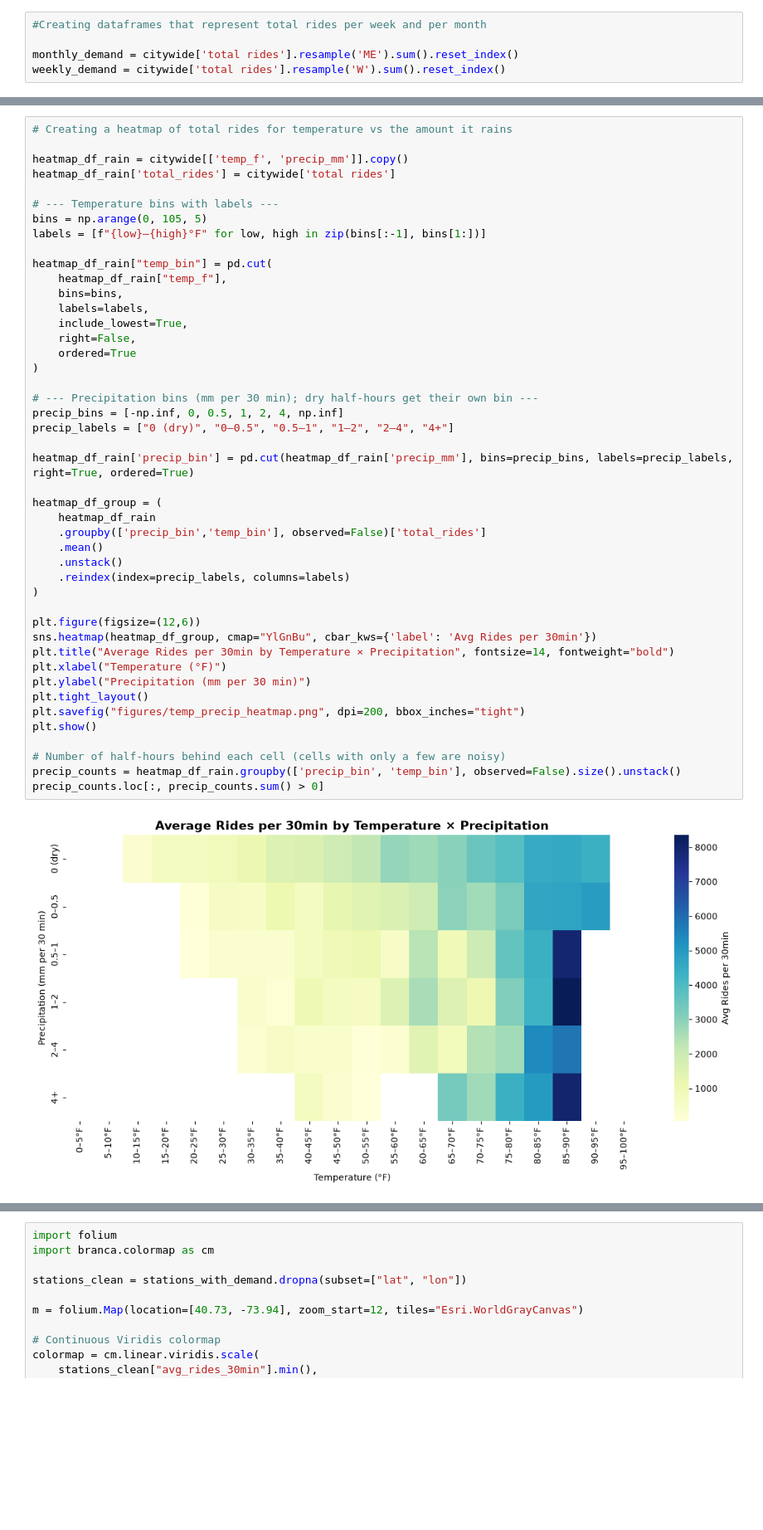
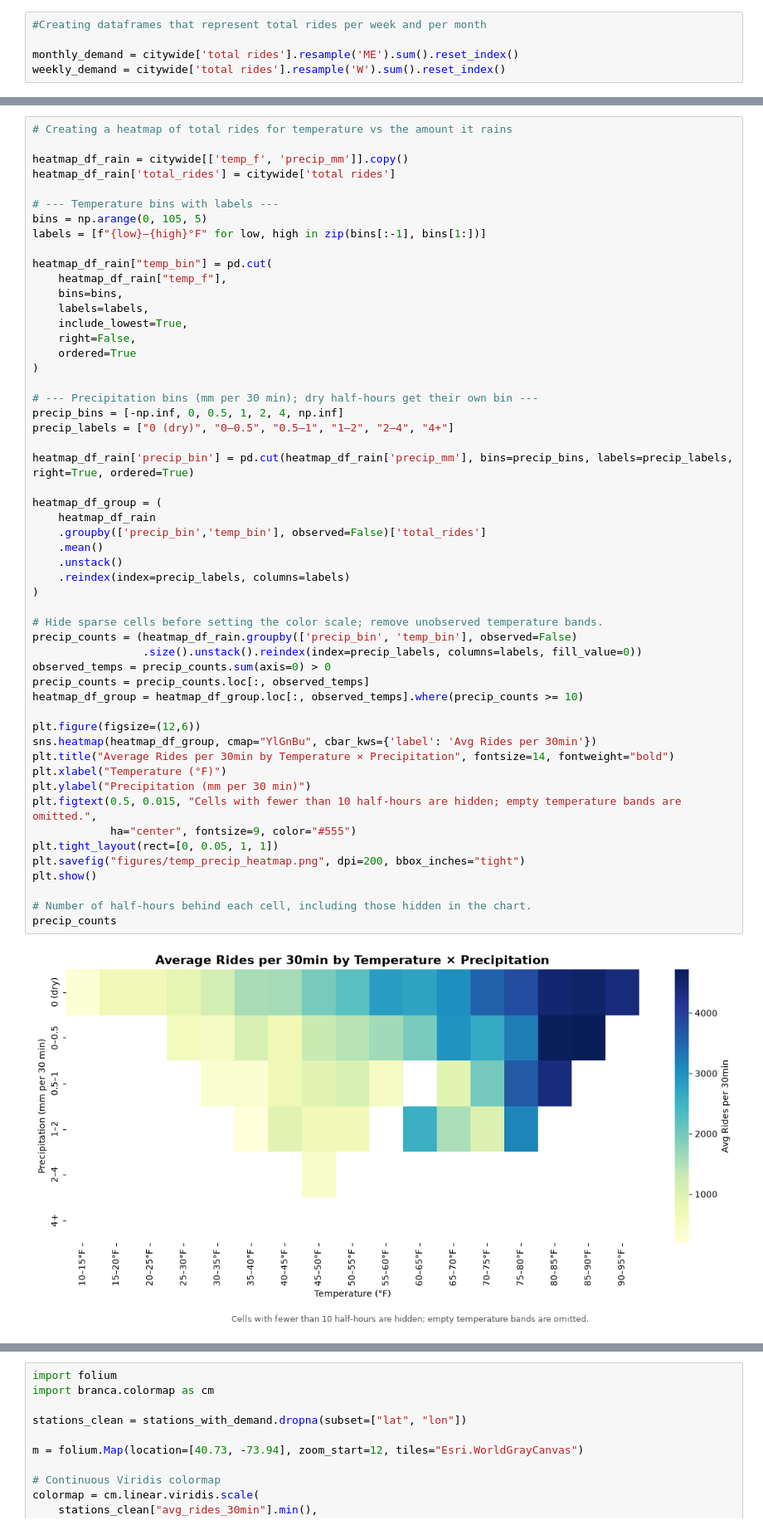
Before and after one commit to mzhou3299/citibike-demand-analysis-2024, a Jupyter notebook: Demand_analysis.ipynb, the cells around one changed output, grey strips where cells are left out. Shown at 83% size. Cells and saved outputs as stored; diff of their text form; blank space fills up the shorter version.

```diff
--- a/Demand_analysis.ipynb
+++ b/Demand_analysis.ipynb
@@ -985,38 +1014,46 @@ heatmap_df_rain["temp_bin"] = pd.cut(
     bins=bins,
     labels=labels,
     include_lowest=True,
     right=False,
     ordered=True
 )
 
 # --- Precipitation bins (mm per 30 min); dry half-hours get their own bin ---
 precip_bins = [-np.inf, 0, 0.5, 1, 2, 4, np.inf]
 precip_labels = ["0 (dry)", "0–0.5", "0.5–1", "1–2", "2–4", "4+"]
 
 heatmap_df_rain['precip_bin'] = pd.cut(heatmap_df_rain['precip_mm'], bins=precip_bins, labels=precip_labels, right=True, ordered=True)
 
 heatmap_df_group = (
     heatmap_df_rain
     .groupby(['precip_bin','temp_bin'], observed=False)['total_rides']
     .mean()
     .unstack()
     .reindex(index=precip_labels, columns=labels)
 )
 
+# Hide sparse cells before setting the color scale; remove unobserved temperature bands.
+precip_counts = (heatmap_df_rain.groupby(['precip_bin', 'temp_bin'], observed=False)
+                 .size().unstack().reindex(index=precip_labels, columns=labels, fill_value=0))
+observed_temps = precip_counts.sum(axis=0) > 0
+precip_counts = precip_counts.loc[:, observed_temps]
+heatmap_df_group = heatmap_df_group.loc[:, observed_temps].where(precip_counts >= 10)
+
 plt.figure(figsize=(12,6))
 sns.heatmap(heatmap_df_group, cmap="YlGnBu", cbar_kws={'label': 'Avg Rides per 30min'})
 plt.title("Average Rides per 30min by Temperature × Precipitation", fontsize=14, fontweight="bold")
 plt.xlabel("Temperature (°F)")
 plt.ylabel("Precipitation (mm per 30 min)")
-plt.tight_layout()
+plt.figtext(0.5, 0.015, "Cells with fewer than 10 half-hours are hidden; empty temperature bands are omitted.",
+            ha="center", fontsize=9, color="#555")
+plt.tight_layout(rect=[0, 0.05, 1, 1])
 plt.savefig("figures/temp_precip_heatmap.png", dpi=200, bbox_inches="tight")
 plt.show()
 
-# Number of half-hours behind each cell (cells with only a few are noisy)
-precip_counts = heatmap_df_rain.groupby(['precip_bin', 'temp_bin'], observed=False).size().unstack()
-precip_counts.loc[:, precip_counts.sum() > 0]
+# Number of half-hours behind each cell, including those hidden in the chart.
+precip_counts
 # %% [output]
-[figure, old version]
+[figure, new version]
 | temp_bin | 10–15°F | 15–20°F | 20–25°F | 25–30°F | 30–35°F | 35–40°F | 40–45°F | 45–50°F | 50–55°F | 55–60°F | 60–65°F | ... |
 | precip_bin |  |  |  |  |  |  |  |  |  |  |  | ... |
 | 0 (dry) | 23 | 93 | 164 | 388 | 846 | 1327 | 1302 | 1159 | 1369 | 1193 | 1595 | ... |
```
Also changed, not shown: parts of 17 cells of this notebook, 10 other files.
